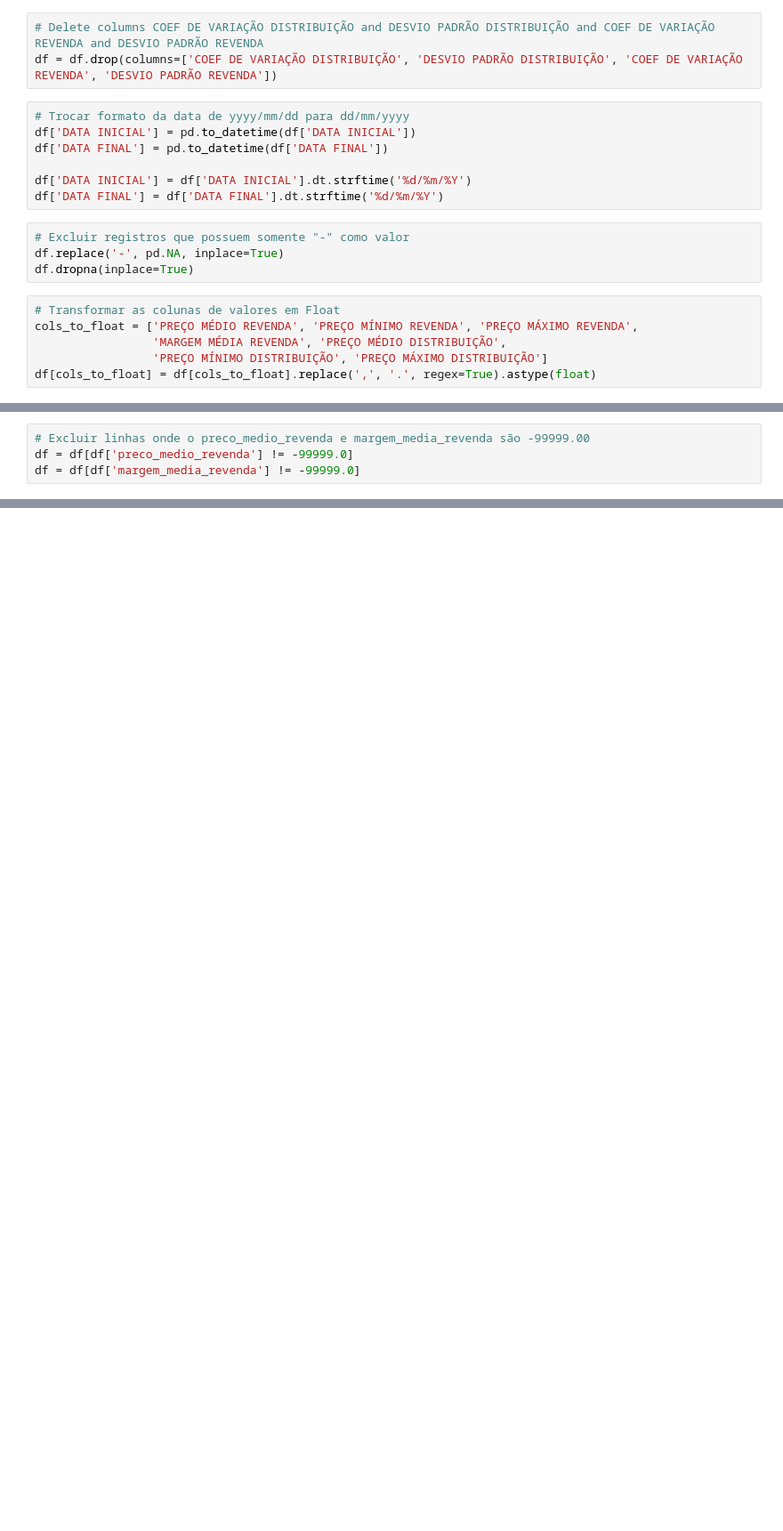
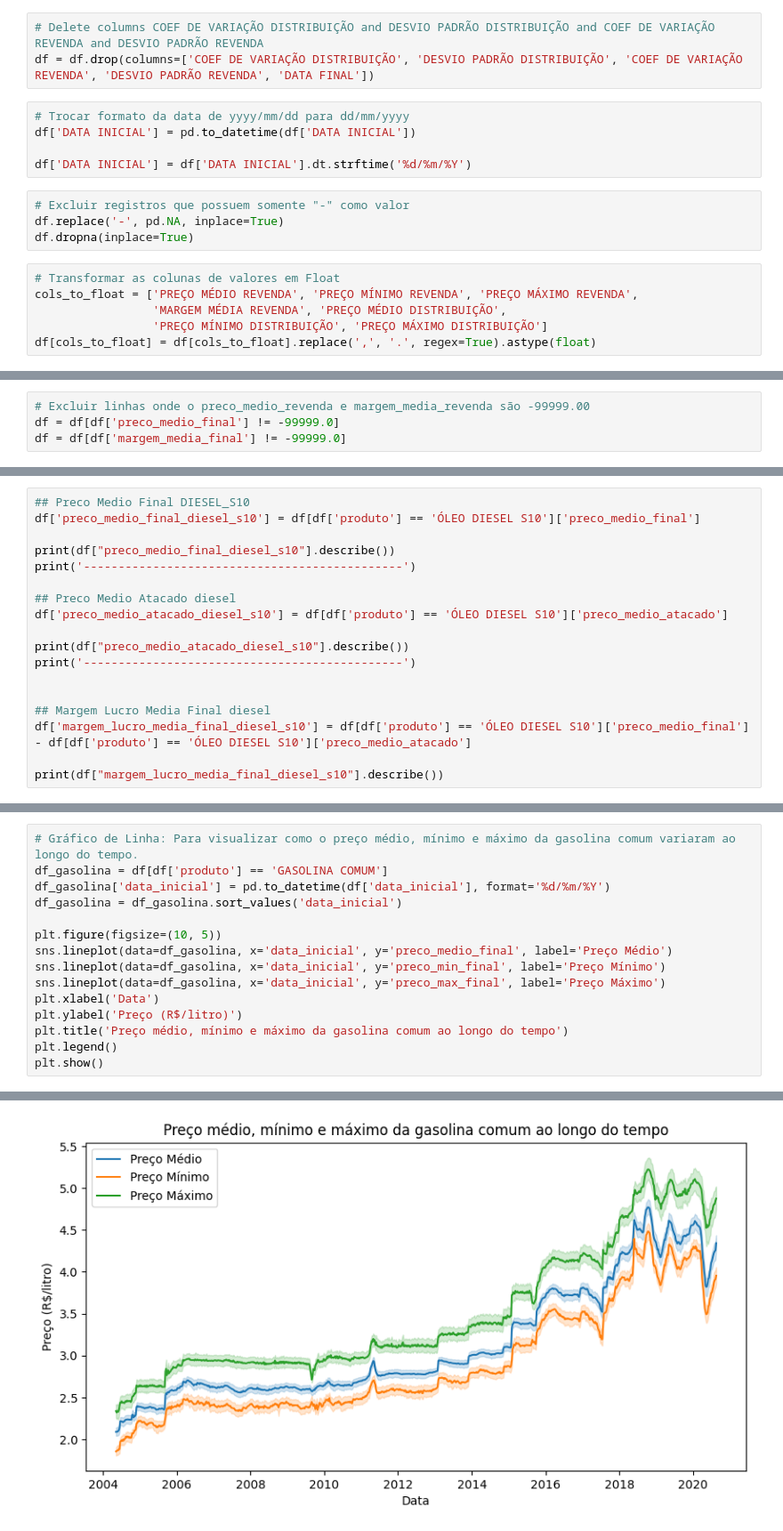
Before and after one commit to zec4o/fuel-data-analysis, a Jupyter notebook: fuel-data-analysis.ipynb, the cells around one changed output, grey strips where cells are left out. Shown at 89% size. Drawn from its saved outputs; the diff is of its cells as text; blank space fills up the shorter version.

Commit message:
feat: new graphs

```diff
--- a/fuel-data-analysis.ipynb
+++ b/fuel-data-analysis.ipynb
@@ -11,13 +18,11 @@ df = pd.read_csv('datasets/brazilian-fuel-dataset.tsv', sep='\t')
 # %%
 # Delete columns COEF DE VARIAÇÃO DISTRIBUIÇÃO and DESVIO PADRÃO DISTRIBUIÇÃO and COEF DE VARIAÇÃO REVENDA and DESVIO PADRÃO REVENDA
-df = df.drop(columns=['COEF DE VARIAÇÃO DISTRIBUIÇÃO', 'DESVIO PADRÃO DISTRIBUIÇÃO', 'COEF DE VARIAÇÃO REVENDA', 'DESVIO PADRÃO REVENDA'])
+df = df.drop(columns=['COEF DE VARIAÇÃO DISTRIBUIÇÃO', 'DESVIO PADRÃO DISTRIBUIÇÃO', 'COEF DE VARIAÇÃO REVENDA', 'DESVIO PADRÃO REVENDA', 'DATA FINAL'])
 # %%
 # Trocar formato da data de yyyy/mm/dd para dd/mm/yyyy
 df['DATA INICIAL'] = pd.to_datetime(df['DATA INICIAL'])
-df['DATA FINAL'] = pd.to_datetime(df['DATA FINAL'])
 
 df['DATA INICIAL'] = df['DATA INICIAL'].dt.strftime('%d/%m/%Y')
-df['DATA FINAL'] = df['DATA FINAL'].dt.strftime('%d/%m/%Y')
 # %%
 # Excluir registros que possuem somente "-" como valor
 df.replace('-', pd.NA, inplace=True)
@@ -56,5 +60,5 @@ df = df.astype({
 })
 # %%
 # Excluir linhas onde o preco_medio_revenda e margem_media_revenda são -99999.00
-df = df[df['preco_medio_revenda'] != -99999.0]
-df = df[df['margem_media_revenda'] != -99999.0]
+df = df[df['preco_medio_final'] != -99999.0]
+df = df[df['margem_media_final'] != -99999.0]
@@ -60,0 +167,18 @@ df = df[df['margem_media_revenda'] != -99999.0]
+# %%
+## Preco Medio Final DIESEL_S10
+df['preco_medio_final_diesel_s10'] = df[df['produto'] == 'ÓLEO DIESEL S10']['preco_medio_final']
+
+print(df["preco_medio_final_diesel_s10"].describe())
+print('----------------------------------------------')
+
+## Preco Medio Atacado diesel
+df['preco_medio_atacado_diesel_s10'] = df[df['produto'] == 'ÓLEO DIESEL S10']['preco_medio_atacado']
+
+print(df["preco_medio_atacado_diesel_s10"].describe())
+print('----------------------------------------------')
+
+
+## Margem Lucro Media Final diesel
+df['margem_lucro_media_final_diesel_s10'] = df[df['produto'] == 'ÓLEO DIESEL S10']['preco_medio_final'] - df[df['produto'] == 'ÓLEO DIESEL S10']['preco_medio_atacado']
+
+print(df["margem_lucro_media_final_diesel_s10"].describe())
@@ -60,0 +203,16 @@ df = df[df['margem_media_revenda'] != -99999.0]
+# %%
+# Gráfico de Linha: Para visualizar como o preço médio, mínimo e máximo da gasolina comum variaram ao longo do tempo.
+df_gasolina = df[df['produto'] == 'GASOLINA COMUM']
+df_gasolina['data_inicial'] = pd.to_datetime(df['data_inicial'], format='%d/%m/%Y')
+df_gasolina = df_gasolina.sort_values('data_inicial')
+
+plt.figure(figsize=(10, 5))
+sns.lineplot(data=df_gasolina, x='data_inicial', y='preco_medio_final', label='Preço Médio')
+sns.lineplot(data=df_gasolina, x='data_inicial', y='preco_min_final', label='Preço Mínimo')
+sns.lineplot(data=df_gasolina, x='data_inicial', y='preco_max_final', label='Preço Máximo')
+plt.xlabel('Data')
+plt.ylabel('Preço (R$/litro)')
+plt.title('Preço médio, mínimo e máximo da gasolina comum ao longo do tempo')
+plt.legend()
+plt.show()
+# %% [output]
@@ -60,0 +224 @@ df = df[df['margem_media_revenda'] != -99999.0]
+[figure, added]
```
Also changed, not shown: parts of 10 cells of this notebook.
